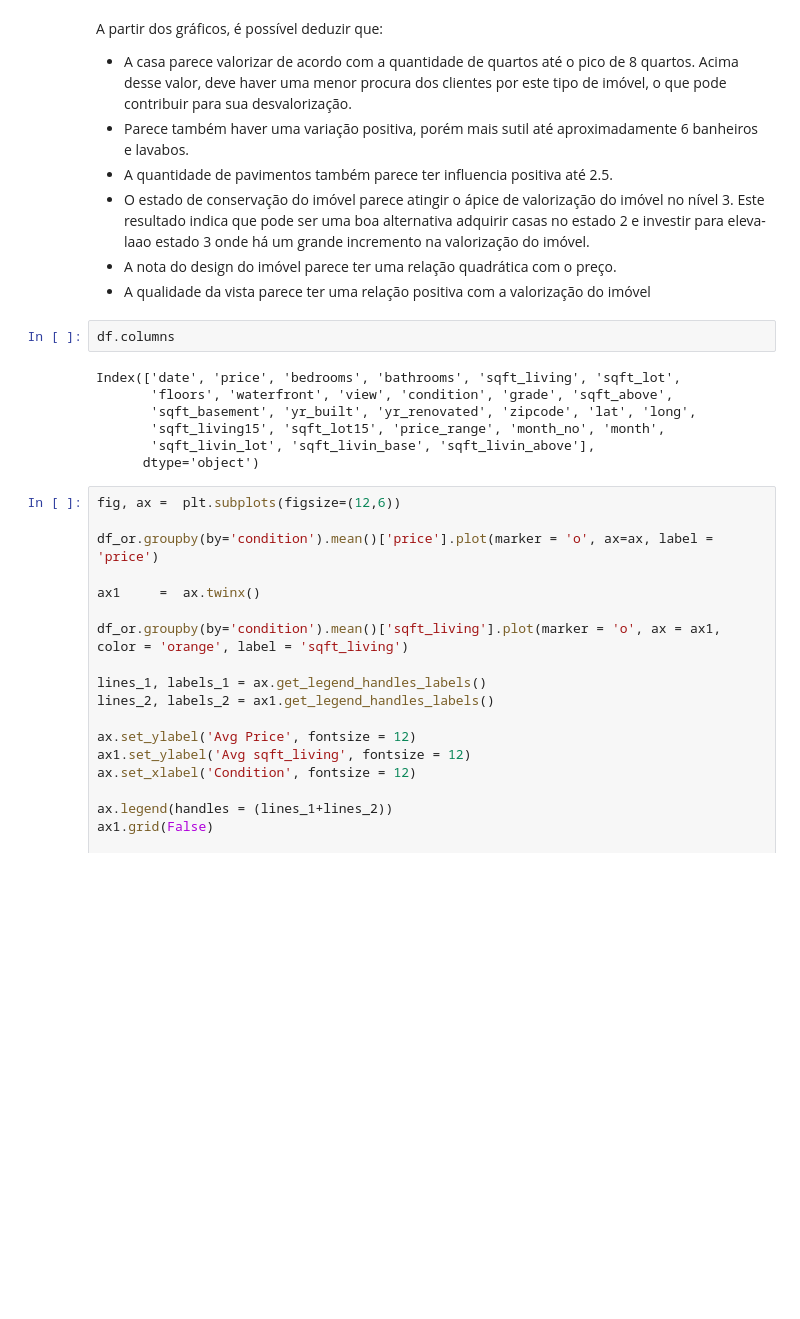
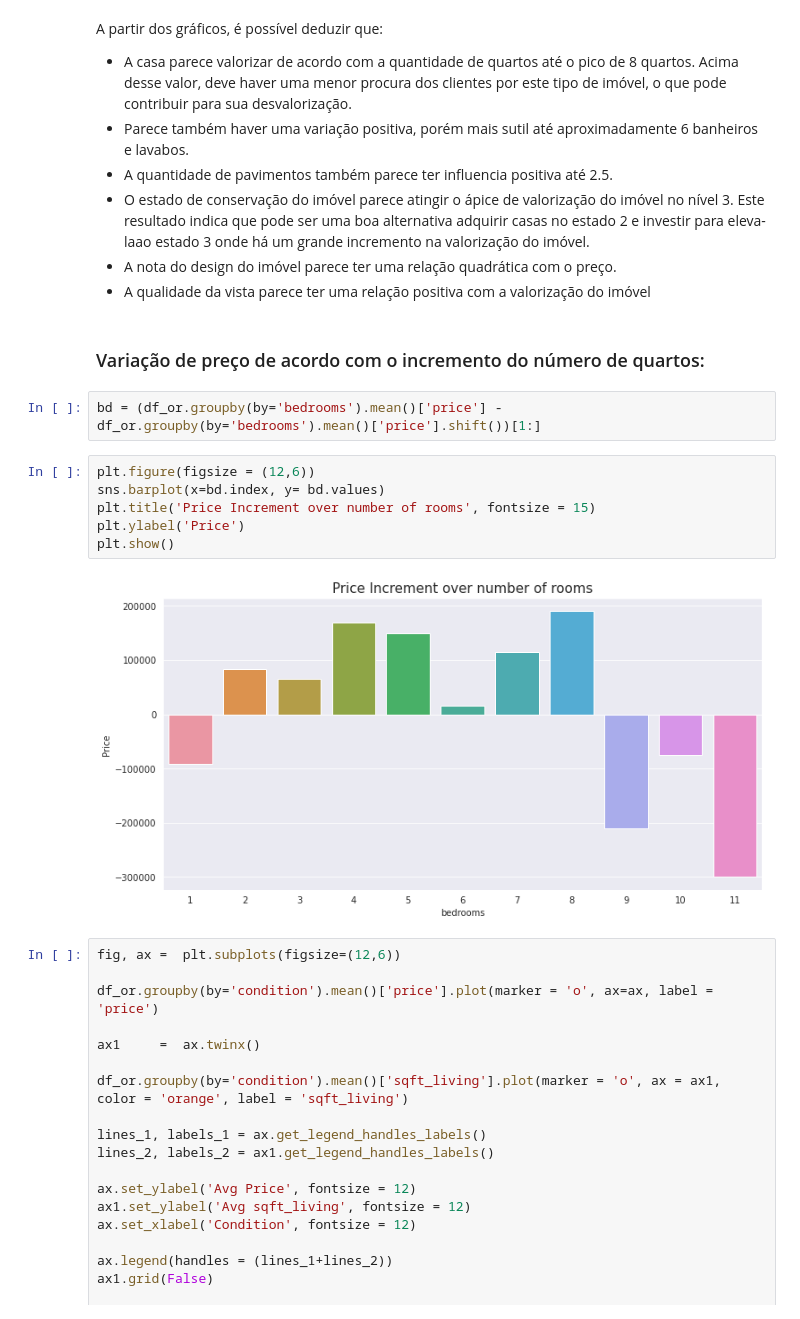
Before and after one commit to GabrielG16/HouseRocket-Pricing, a Jupyter notebook: Insights.ipynb, the cells around one changed output. Drawn from its saved outputs; the diff is of its cells as text; blank space fills up the shorter version.

```diff
--- a/Insights.ipynb
+++ b/Insights.ipynb
@@ -331,15 +337,18 @@ A partir dos gráficos, é possível deduzir que:
 * O estado de conservação do imóvel parece atingir o ápice de valorização do imóvel no nível 3. Este resultado indica que pode ser uma boa alternativa adquirir casas no estado 2 e investir para eleva-laao estado 3 onde há um grande incremento na valorização do imóvel.
 * A nota do design do imóvel parece ter uma relação quadrática com o preço.
 * A qualidade da vista parece ter uma relação positiva com a valorização do imóvel
-# %%
-df.columns
-# %% [output]
-Index(['date', 'price', 'bedrooms', 'bathrooms', 'sqft_living', 'sqft_lot',
-       'floors', 'waterfront', 'view', 'condition', 'grade', 'sqft_above',
-       'sqft_basement', 'yr_built', 'yr_renovated', 'zipcode', 'lat', 'long',
-       'sqft_living15', 'sqft_lot15', 'price_range', 'month_no', 'month',
-       'sqft_livin_lot', 'sqft_livin_base', 'sqft_livin_above'],
-      dtype='object')
+# %% [markdown]
+### Variação de preço de acordo com o incremento do número de quartos:
+# %%
+bd = (df_or.groupby(by='bedrooms').mean()['price'] - df_or.groupby(by='bedrooms').mean()['price'].shift())[1:]
+# %%
+plt.figure(figsize = (12,6))
+sns.barplot(x=bd.index, y= bd.values)
+plt.title('Price Increment over number of rooms', fontsize = 15)
+plt.ylabel('Price')
+plt.show()
+# %% [output]
+[figure, added]
 # %%
 fig, ax =  plt.subplots(figsize=(12,6))
 
```
Also changed, not shown: parts of 24 cells of this notebook, 1 other file.
